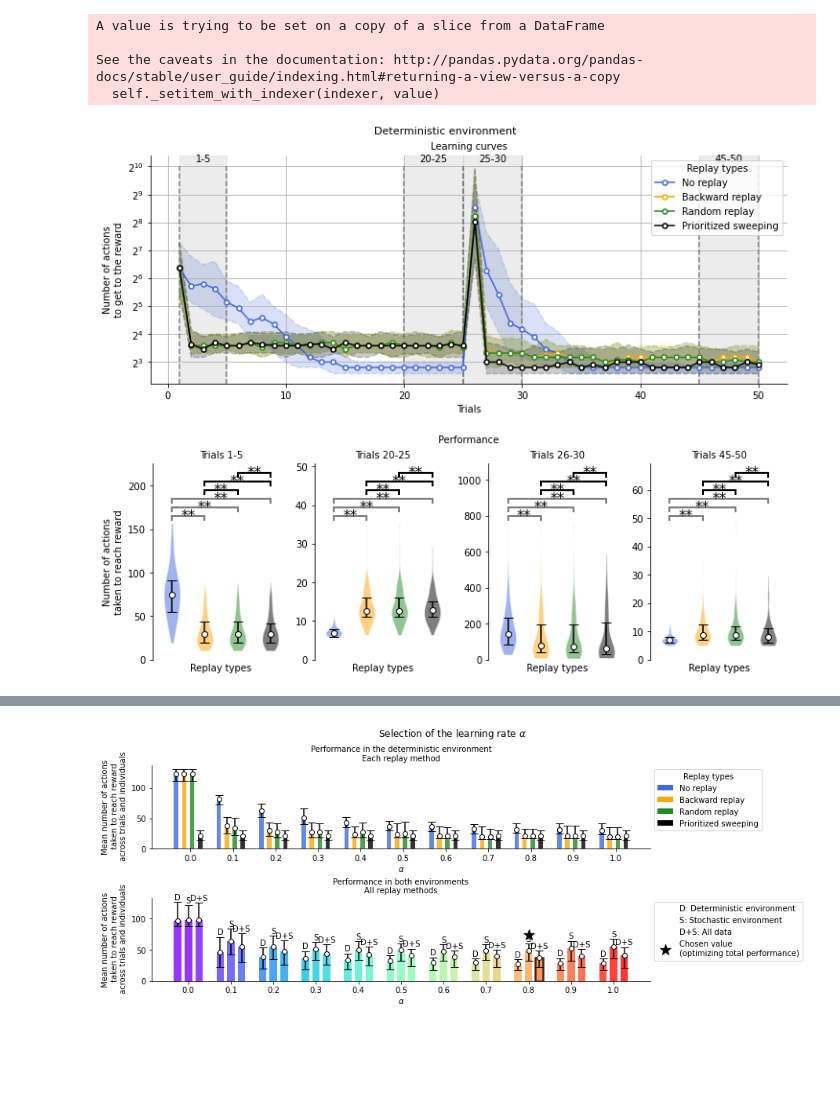
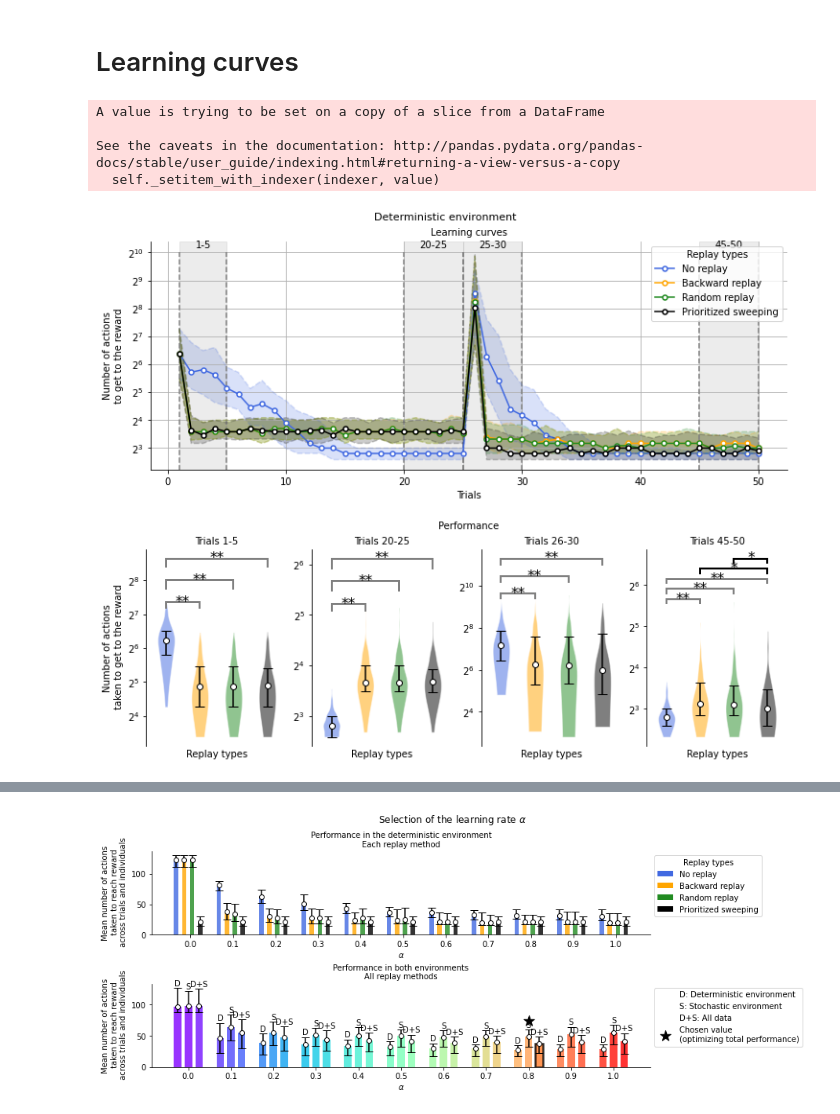
Before and after one commit to esther-poniatowski/Massi2022, a Jupyter notebook: Navigation_final.ipynb, the cells around one changed output, grey strips where cells are left out. Cells and saved outputs as stored; diff of their text form; code cells hidden in the pictures; blank space fills up the shorter version.

```diff
--- a/Navigation_final.ipynb
+++ b/Navigation_final.ipynb
@@ -19,15 +22,13 @@ import figures_final as GRAPH
+# %% [markdown]
+# Learning curves
 # %%
-det = True
-# det = False
-
 params = copy.deepcopy(PRM.params)
 params['replay_refs'] = [0,1,2,4]
 
-GRAPH.figure_learning_curves_violin_plots(det=True, params=params, thres=0.05,
-                                        fontsize=10, fontsize_leg=10)
+GRAPH.figure_learning_curves_violin_plots(det=True, params=params, log=True)
 # %% [output]
 A value is trying to be set on a copy of a slice from a DataFrame
 
 See the caveats in the documentation: http://pandas.pydata.org/pandas-docs/stable/user_guide/indexing.html#returning-a-view-versus-a-copy
   self._setitem_with_indexer(indexer, value)
-[figure, old version]
+[figure, new version]
```
Also changed, not shown: parts of 14 cells of this notebook, 6 other files.
